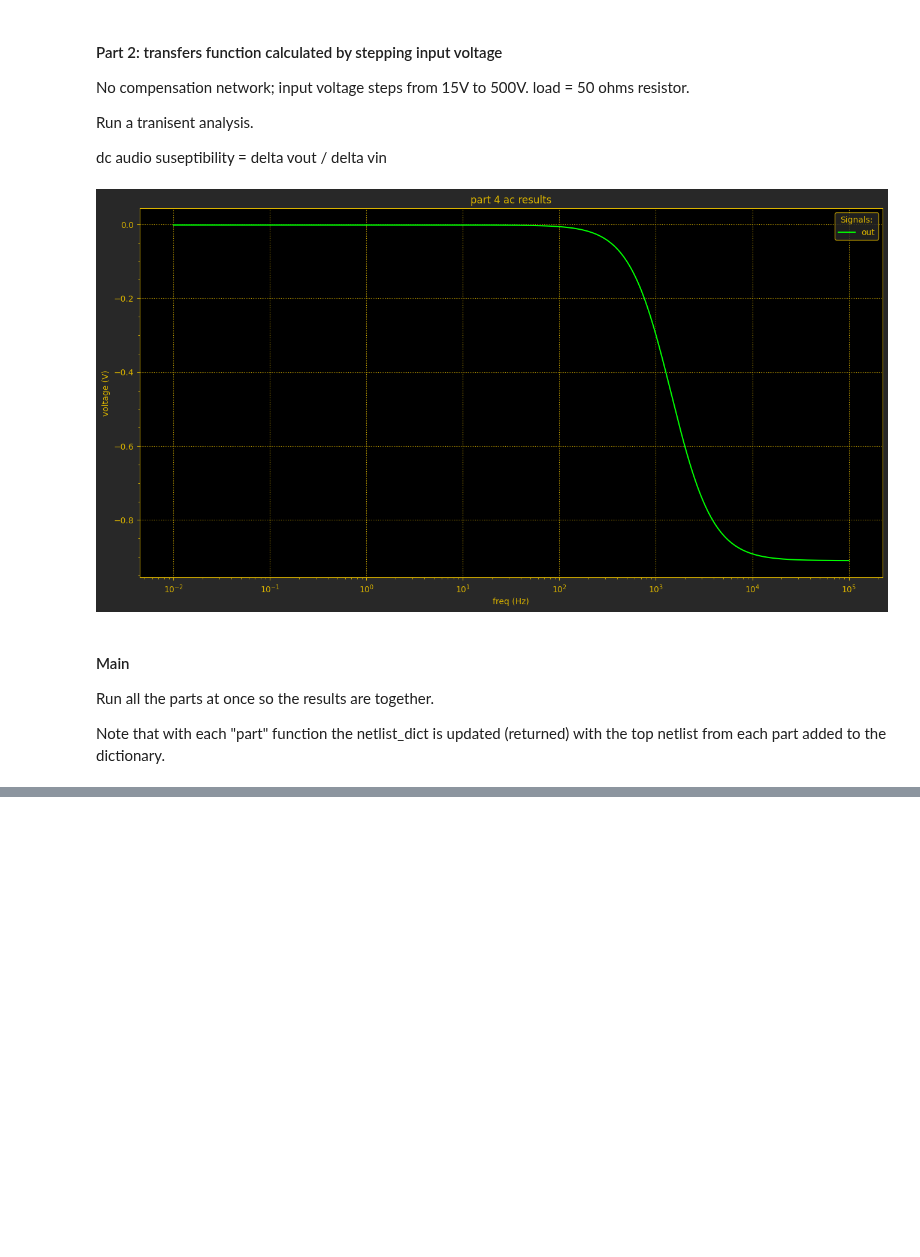
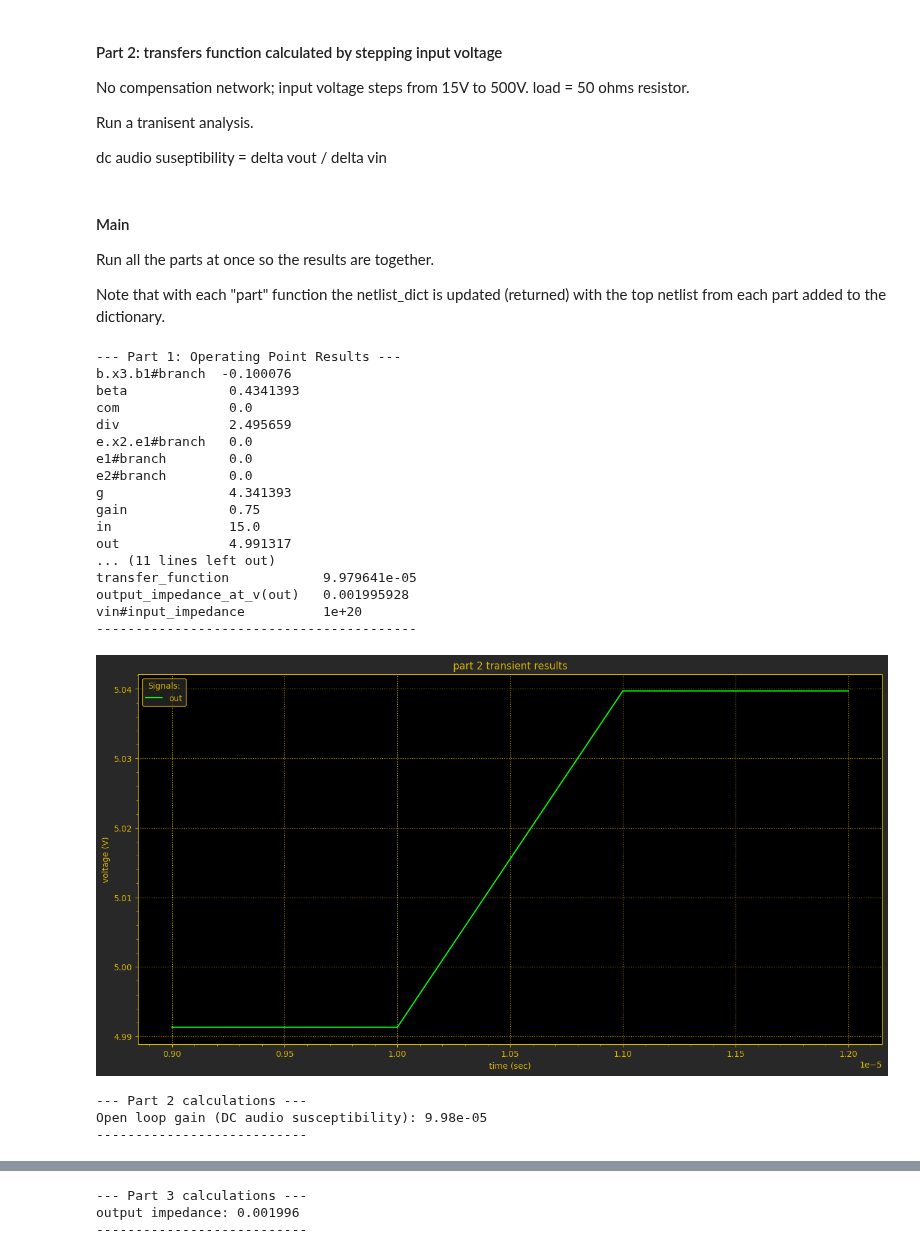
Before and after one commit to astorguy/sw_pwr_book_sim, a Jupyter notebook: python/sec_1_04_04_lin_reg.ipynb, the cells around one changed output, grey strips where cells are left out. Saved outputs shown, nothing was run; the diff lists cells and outputs as text; code cells hidden in the pictures; blank space fills up the shorter version.

Commit message:
good starting point

```diff
--- a/python/sec_1_04_04_lin_reg.ipynb
+++ b/python/sec_1_04_04_lin_reg.ipynb
@@ -546,9 +546,7 @@ def part4(
     return my_netlists_dict
 
 
-netlists_dict = part4(paths_dict, netlists_dict, vectors_dict)
+# netlists_dict = part4(paths_dict, netlists_dict, vectors_dict)
-# %% [output]
-[figure, removed]
 # %% [markdown]
 #### Main
 Run all the parts at once so the results are together.
@@ -556,7 +554,29 @@ Run all the parts at once so the results are together.
 Note that with each "part" function the netlist_dict is updated (returned) with the top netlist from each part added to the dictionary.
 # %%
 # Execute all parts
-# netlists_dict = part1(paths_dict, netlists_dict, vectors_dict)
-# netlists_dict = part2(paths_dict, netlists_dict, vectors_dict)
-# netlists_dict = part3(paths_dict, netlists_dict, vectors_dict)
-# netlists_dict = part4(paths_dict, netlists_dict, vectors_dict)
+netlists_dict = part1(paths_dict, netlists_dict, vectors_dict)
+netlists_dict = part2(paths_dict, netlists_dict, vectors_dict)
+netlists_dict = part3(paths_dict, netlists_dict, vectors_dict)
+netlists_dict = part4(paths_dict, netlists_dict, vectors_dict)
+# %% [output]
+--- Part 1: Operating Point Results ---
+b.x3.b1#branch  -0.100076
+beta             0.4341393
+com              0.0
+div              2.495659
+e.x2.e1#branch   0.0
+e1#branch        0.0
+e2#branch        0.0
+g                4.341393
+gain             0.75
+in               15.0
+out              4.991317
+... (11 lines left out)
+transfer_function            9.979641e-05
+output_impedance_at_v(out)   0.001995928
+vin#input_impedance          1e+20
+-----------------------------------------
+[figure, added]
+--- Part 2 calculations ---
+Open loop gain (DC audio susceptibility): 9.98e-05
+---------------------------
@@ -562,0 +584,3 @@ Note that with each "part" function the netlist_dict is updated (returned) with
+--- Part 3 calculations ---
+output impedance: 0.001996
+---------------------------
```
Also changed, not shown: parts of 1 cell of this notebook, 4 other files.
